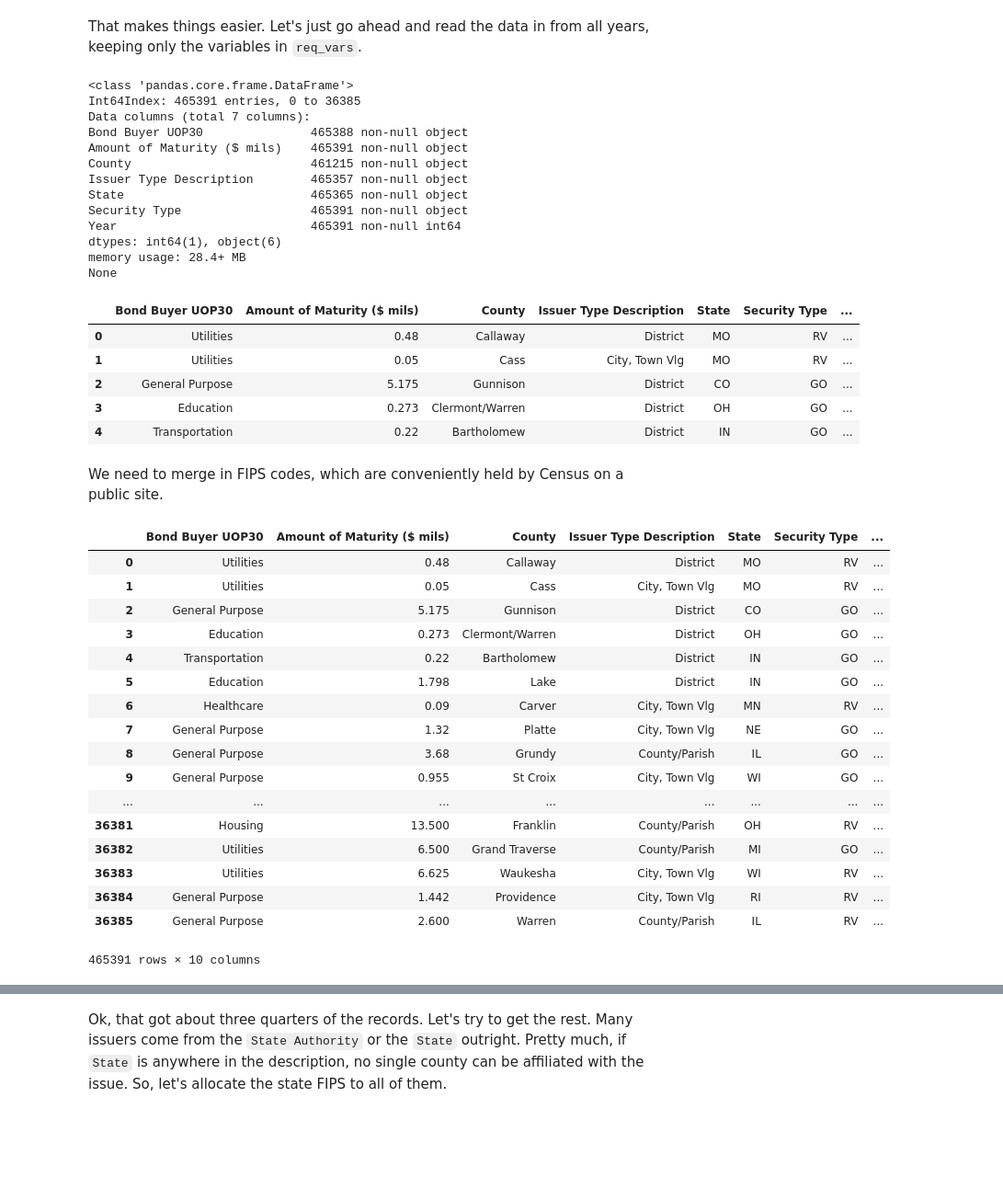
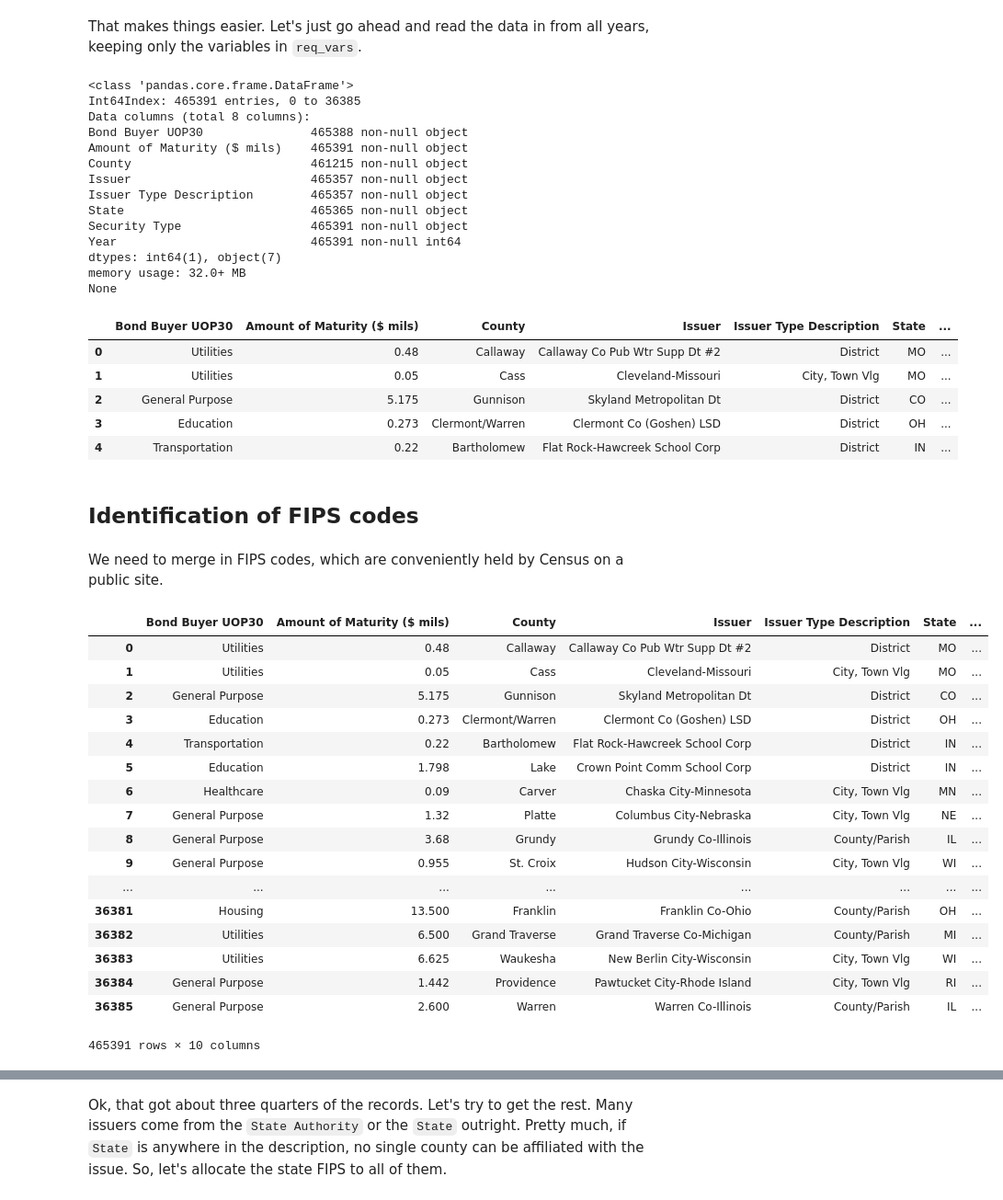
Before and after one commit to choct155/TELs_debt, a Jupyter notebook: DebtDataSeries.ipynb, the cells around one changed output, grey strips where cells are left out. Shown at 92% size. Cells and saved outputs as stored; diff of their text form; code cells hidden in the pictures; blank space fills up the shorter version.

```diff
--- a/DebtDataSeries.ipynb
+++ b/DebtDataSeries.ipynb
@@ -77,7 +76,7 @@ Fortunately, all of these variables appear in the common set.
 # %%
 #Define required variables
 req_vars=['Security Type','Issuer Type Description','Bond Buyer UOP30',\
-          'Amount of Maturity ($ mils)','County','State','Sale Date']
+          'Amount of Maturity ($ mils)','County','State','Sale Date','Issuer']
 print 'All the requisite variables are in the common set:',np.array([var in common_vars for var in req_vars]).all()
 # %% [output]
 All the requisite variables are in the common set: True
@@ -109,71 +108,80 @@ debt.head()
 # %% [output]
 <class 'pandas.core.frame.DataFrame'>
 Int64Index: 465391 entries, 0 to 36385
-Data columns (total 7 columns):
+Data columns (total 8 columns):
 Bond Buyer UOP30               465388 non-null object
 Amount of Maturity ($ mils)    465391 non-null object
 County                         461215 non-null object
+Issuer                         465357 non-null object
 Issuer Type Description        465357 non-null object
 State                          465365 non-null object
 Security Type                  465391 non-null object
 Year                           465391 non-null int64
-dtypes: int64(1), object(6)
-memory usage: 28.4+ MB
+dtypes: int64(1), object(7)
+memory usage: 32.0+ MB
 None
-|  | Bond Buyer UOP30 | Amount of Maturity ($ mils) | County | Issuer Type Description | State | Security Type | ... |
-| 0 | Utilities | 0.48 | Callaway | District | MO | RV | ... |
-| 1 | Utilities | 0.05 | Cass | City, Town Vlg | MO | RV | ... |
-| 2 | General Purpose | 5.175 | Gunnison | District | CO | GO | ... |
-| 3 | Education | 0.273 | Clermont/Warren | District | OH | GO | ... |
-| 4 | Transportation | 0.22 | Bartholomew | District | IN | GO | ... |
+|  | Bond Buyer UOP30 | Amount of Maturity ($ mils) | County | Issuer | Issuer Type Description | State | ... |
+| 0 | Utilities | 0.48 | Callaway | Callaway Co Pub Wtr Supp Dt #2 | District | MO | ... |
+| 1 | Utilities | 0.05 | Cass | Cleveland-Missouri | City, Town Vlg | MO | ... |
+| 2 | General Purpose | 5.175 | Gunnison | Skyland Metropolitan Dt | District | CO | ... |
+| 3 | Education | 0.273 | Clermont/Warren | Clermont Co (Goshen) LSD | District | OH | ... |
+| 4 | Transportation | 0.22 | Bartholomew | Flat Rock-Hawcreek School Corp | District | IN | ... |
+# %% [markdown]
+## Identification of FIPS codes
 # %% [markdown]
 We need to merge in FIPS codes, which are conveniently held by Census on a public site.
 # %%
 #Define names for fields
 fips_names=['state','fips_st','fips_co','county','unknown']
 
 #Capture dtypes of fips code variables (to keep the zeroes)
 fips_dtypes={'fips_st':str,
              'fips_co':str}
 
 #Read in fips
 fips=pd.read_csv('http://www2.census.gov/geo/docs/reference/codes/files/national_county.txt',
                  names=fips_names,dtype=fips_dtypes)
 
 #Remove 'County' and 'Parish' from the county names
 fips['county']=fips['county'].str.replace(' County','')
 fips['county']=fips['county'].str.replace(' Parish','')
 
 #Create composite name and fips variables
-fips['st_cou']=fips.apply(lambda row: row['state']+'_'+row['county'],axis=1)
-fips['fips']=fips.apply(lambda row: row['fips_st']+row['fips_co'],axis=1)
+fips['st_cou']=fips.apply(lambda row: (row['state']+'_'+row['county']).lower(),axis=1)
+fips['fips']=fips.apply(lambda row: (row['fips_st']+row['fips_co']).lower(),axis=1)
 
 #Capture dict to map composite names to composite fips codes
 fips_dict=dict(zip(fips['st_cou'],fips['fips']))
 
+#Fix the counties with 'St' (insert a period)
+debt['County']=debt['County'].str.replace('St ','St. ')
+
 #Generate composite name for the debt data
-debt['st_cou']=debt.apply(lambda row: str(row['State'])+'_'+str(row['County']),axis=1)
+debt['st_cou']=debt.apply(lambda row: (str(row['State'])+'_'+str(row['County'])).lower(),axis=1)
 
 #Map in fips codes
 debt['FIPS']=debt['st_cou'].map(fips_dict)
 
+#Write in temporary set (before FIPS improvement)
+debt.to_csv('debt_ts_pre_fips.csv')
+
 debt
 # %% [output]
-|  | Bond Buyer UOP30 | Amount of Maturity ($ mils) | County | Issuer Type Description | State | Security Type | ... |
-| 0 | Utilities | 0.48 | Callaway | District | MO | RV | ... |
-| 1 | Utilities | 0.05 | Cass | City, Town Vlg | MO | RV | ... |
-| 2 | General Purpose | 5.175 | Gunnison | District | CO | GO | ... |
-| 3 | Education | 0.273 | Clermont/Warren | District | OH | GO | ... |
-| 4 | Transportation | 0.22 | Bartholomew | District | IN | GO | ... |
-| 5 | Education | 1.798 | Lake | District | IN | GO | ... |
-| 6 | Healthcare | 0.09 | Carver | City, Town Vlg | MN | RV | ... |
-| 7 | General Purpose | 1.32 | Platte | City, Town Vlg | NE | GO | ... |
-| 8 | General Purpose | 3.68 | Grundy | County/Parish | IL | GO | ... |
-| 9 | General Purpose | 0.955 | St Croix | City, Town Vlg | WI | GO | ... |
+|  | Bond Buyer UOP30 | Amount of Maturity ($ mils) | County | Issuer | Issuer Type Description | State | ... |
+| 0 | Utilities | 0.48 | Callaway | Callaway Co Pub Wtr Supp Dt #2 | District | MO | ... |
+| 1 | Utilities | 0.05 | Cass | Cleveland-Missouri | City, Town Vlg | MO | ... |
+| 2 | General Purpose | 5.175 | Gunnison | Skyland Metropolitan Dt | District | CO | ... |
+| 3 | Education | 0.273 | Clermont/Warren | Clermont Co (Goshen) LSD | District | OH | ... |
+| 4 | Transportation | 0.22 | Bartholomew | Flat Rock-Hawcreek School Corp | District | IN | ... |
+| 5 | Education | 1.798 | Lake | Crown Point Comm School Corp | District | IN | ... |
+| 6 | Healthcare | 0.09 | Carver | Chaska City-Minnesota | City, Town Vlg | MN | ... |
+| 7 | General Purpose | 1.32 | Platte | Columbus City-Nebraska | City, Town Vlg | NE | ... |
+| 8 | General Purpose | 3.68 | Grundy | Grundy Co-Illinois | County/Parish | IL | ... |
+| 9 | General Purpose | 0.955 | St. Croix | Hudson City-Wisconsin | City, Town Vlg | WI | ... |
 | ... | ... | ... | ... | ... | ... | ... | ... |
-| 36381 | Housing | 13.500 | Franklin | County/Parish | OH | RV | ... |
-| 36382 | Utilities | 6.500 | Grand Traverse | County/Parish | MI | GO | ... |
-| 36383 | Utilities | 6.625 | Waukesha | City, Town Vlg | WI | RV | ... |
-| 36384 | General Purpose | 1.442 | Providence | City, Town Vlg | RI | RV | ... |
-| 36385 | General Purpose | 2.600 | Warren | County/Parish | IL | RV | ... |
+| 36381 | Housing | 13.500 | Franklin | Franklin Co-Ohio | County/Parish | OH | ... |
+| 36382 | Utilities | 6.500 | Grand Traverse | Grand Traverse Co-Michigan | County/Parish | MI | ... |
+| 36383 | Utilities | 6.625 | Waukesha | New Berlin City-Wisconsin | City, Town Vlg | WI | ... |
+| 36384 | General Purpose | 1.442 | Providence | Pawtucket City-Rhode Island | City, Town Vlg | RI | ... |
+| 36385 | General Purpose | 2.600 | Warren | Warren Co-Illinois | County/Parish | IL | ... |
 465391 rows × 10 columns
```
Also changed, not shown: parts of 34 cells of this notebook, 6 other files.
